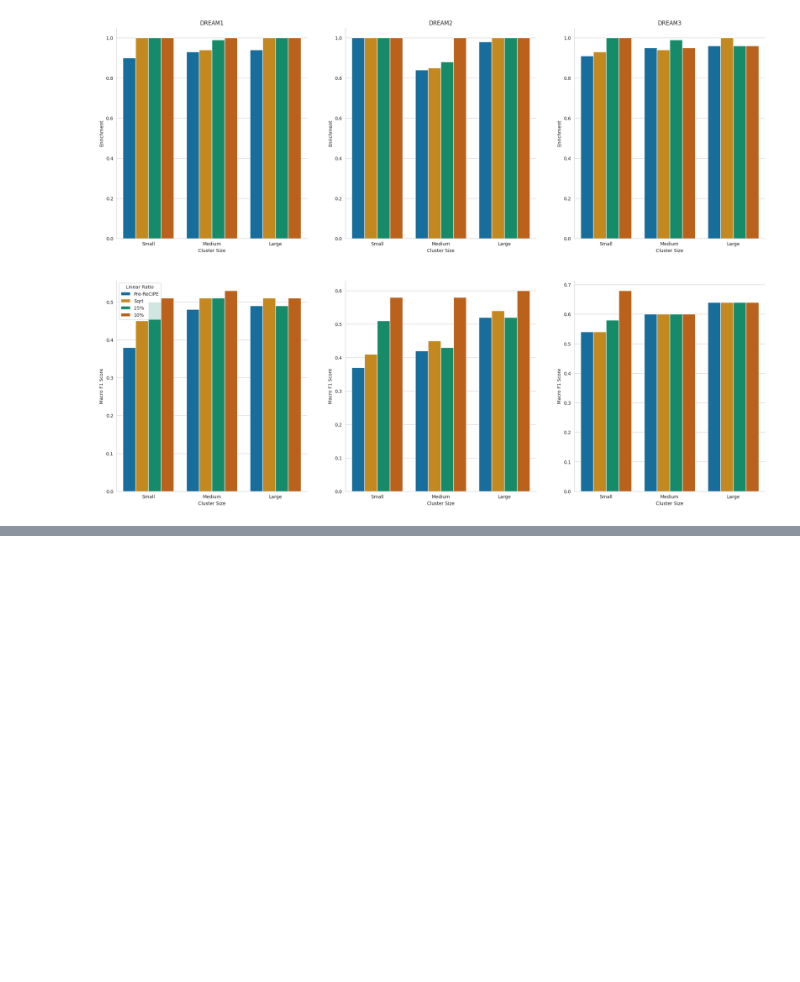
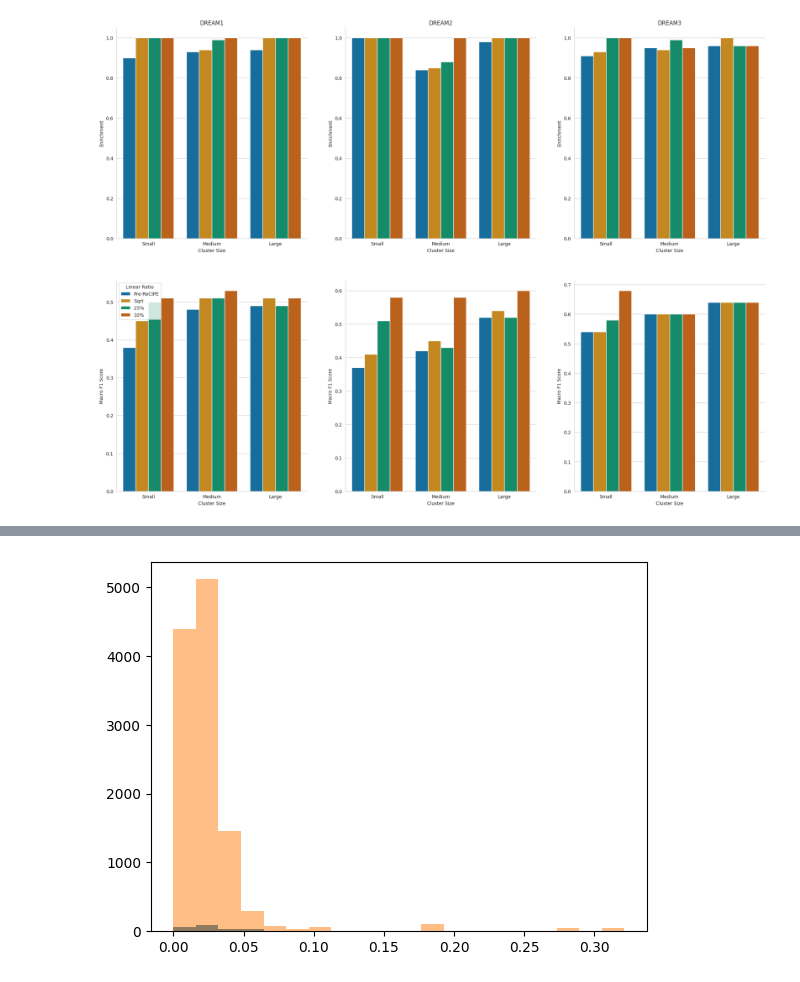
Before and after one commit to samsledje/philharmonic, a Jupyter notebook: nb/05_recipe_validation.ipynb, the cells around one changed output, grey strips where cells are left out. Saved outputs shown, nothing was run; the diff lists cells and outputs as text; code cells hidden in the pictures; blank space fills up the shorter version.

```diff
--- a/nb/05_recipe_validation.ipynb
+++ b/nb/05_recipe_validation.ipynb
@@ -237,0 +288,6 @@ sns.despine()
+# %%
+plt.hist(base_results["jaccard_score"], bins=20, alpha=1, label="ReCIPE")
+plt.hist(rand_results["jaccard_score"], bins=20, alpha=0.5, label="Random")
+plt.show()
+# %% [output]
+[figure, added]
```
Also changed, not shown: parts of 10 cells of this notebook, 10 other files.
